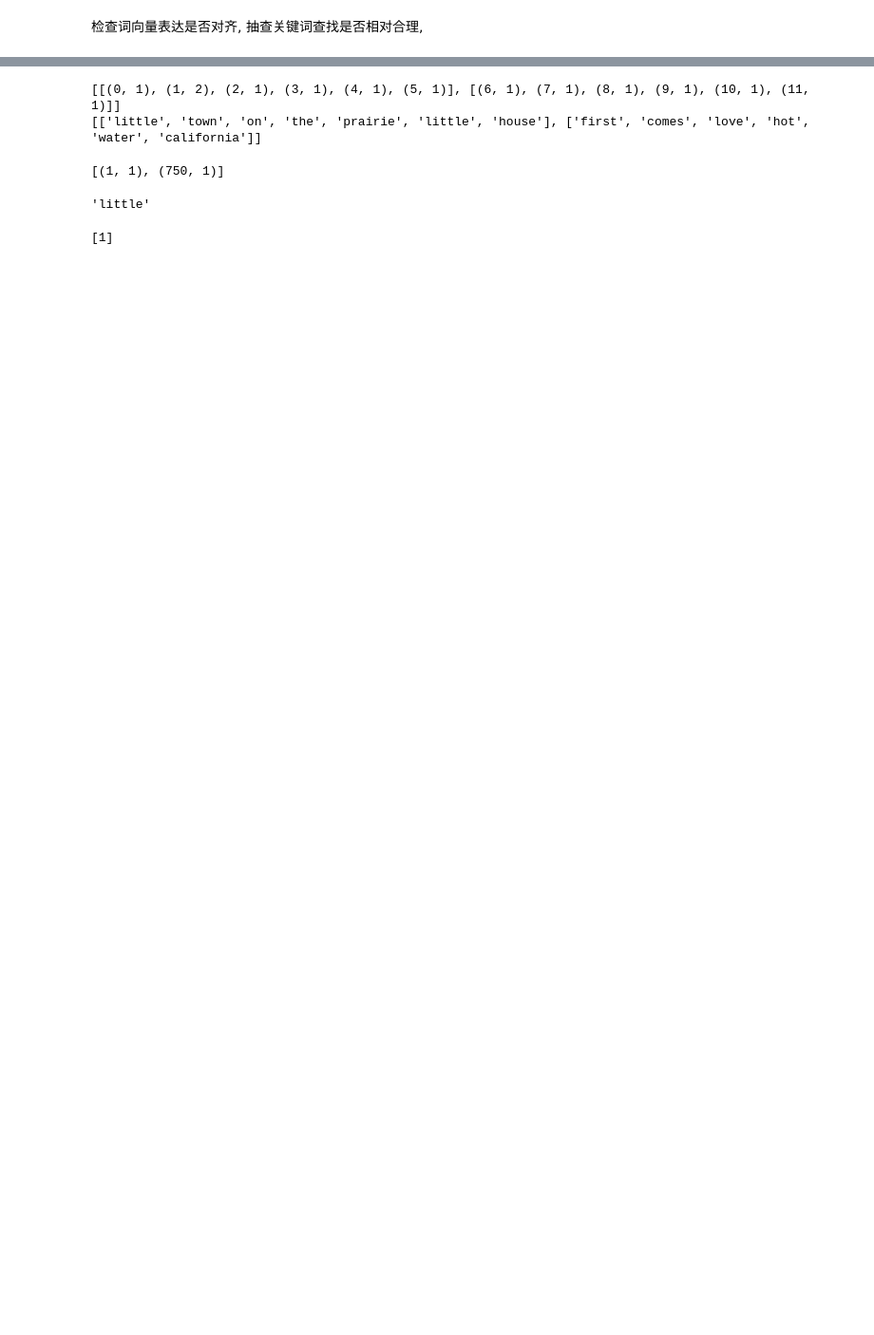
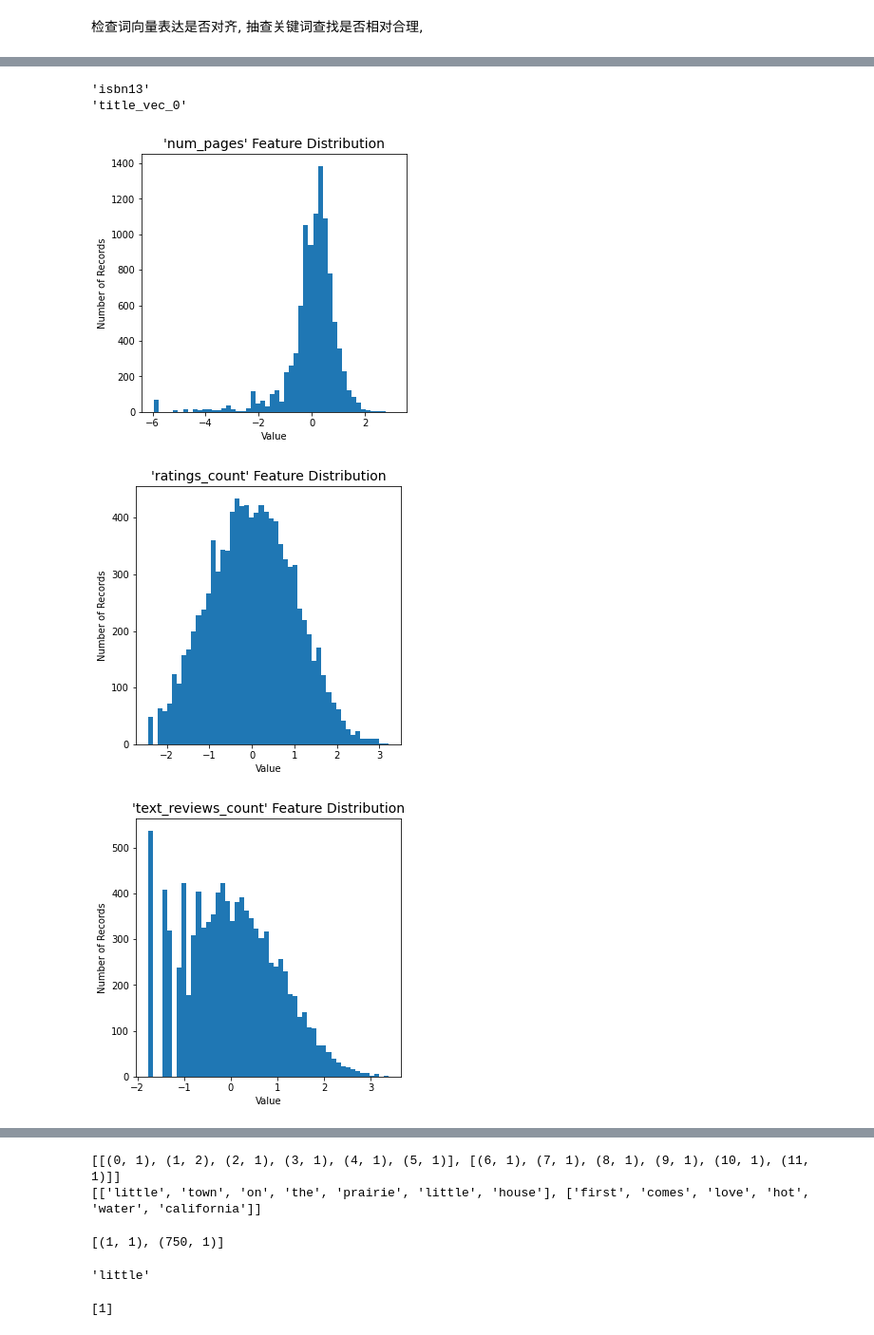
Before and after one commit to loganjingdi/polyu_bigdata_2020, a Jupyter notebook: exploration.ipynb, the cells around one changed output, grey strips where cells are left out. Shown at 95% size. Drawn from its saved outputs; the diff is of its cells as text; code cells hidden in the pictures; blank space fills up the shorter version.

```diff
--- a/exploration.ipynb
+++ b/exploration.ipynb
@@ -312,0 +386,5 @@ MLPRegression(a, b, c)
+# %%
+# step1: 对指定特征完成log变换,改变大range数据分布,注对已在01分布的数据效果几乎为零
+feature_log = ['num_pages', 'ratings_count', 'text_reviews_count']
+data_input[feature_log] = data_input[feature_log].apply(lambda x:np.log(x+1))
+display(data_input)
@@ -312,0 +405,10 @@ MLPRegression(a, b, c)
+# %%
+# step2: 两种归一化方法,做个测试看看哪个效果好 -
+# "本次实验中, StandardScaler效果更好"
+# StandardScaler 少数的极大极小值影响不大,更普遍使用
+# MinMaxScaler 鲁棒性较差,易受极大极小值影响,适用于小而干净的数据
+# step2.1:
+g = StandardScaler().fit_transform(data_input)
+standarall = pd.DataFrame(g , columns=data_input.columns)
+standarall['average_rating'] = data_input['average_rating']
+display(standarall)
@@ -312,0 +449,8 @@ MLPRegression(a, b, c)
+# %%
+# step3: 在step2中我们验证了minmax和standard对本次实验影响不大, 但在NN网络上minmax表现更好,
+# 现在减少归一化的特征数量以更好保留数据信息,
+# 只在原数据集上更新 ['isbn13', 'num_pages', 'ratings_count', 'text_reviews_count', 'publication_date']
+feature_selection = ['num_pages', 'ratings_count', 'text_reviews_count', 'publication_date']
+data_final = data_input
+data_final[feature_selection] = standarall[feature_selection]
+display(data_final)
@@ -312,0 +471,16 @@ MLPRegression(a, b, c)
+# %%
+data_final = data_final[data_final['average_rating'] >= 2]
+# %%
+# 关注几个特征归一化后的表现
+for i in ['num_pages', 'ratings_count', 'text_reviews_count', 'publication_date', 'isbn13', 'title_vec_0']:
+    try:
+        plot_distribution(data_final[i], )
+        # 用sigmoid函数
+    except BaseException as e:
+        print(e)
+# %% [output]
+'isbn13'
+'title_vec_0'
+[figure, added]
+[figure, added]
+[figure, added]
```
Also changed, not shown: parts of 103 cells of this notebook, 4 other files.
